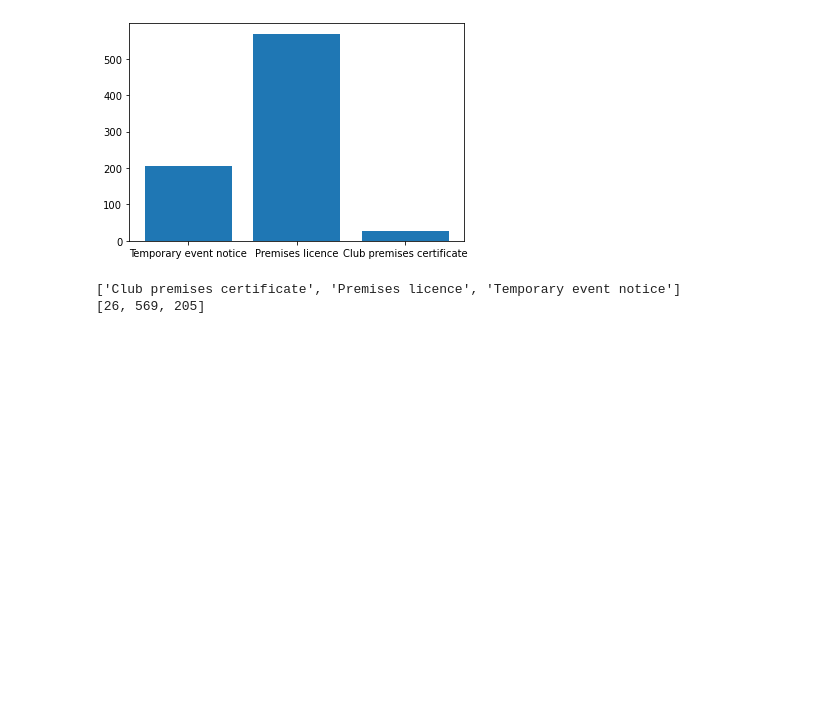
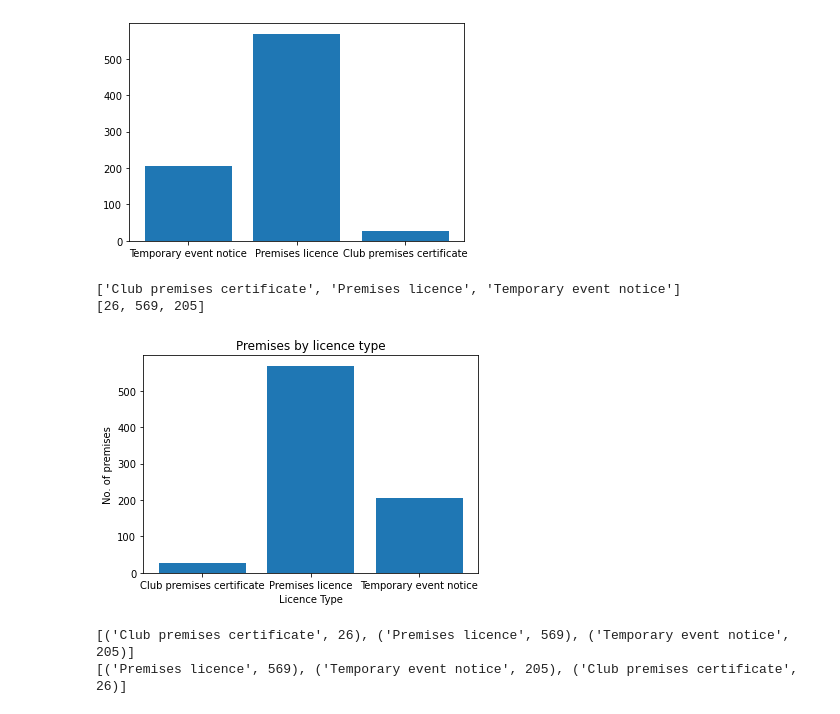
Before and after one commit to sharanyhakarthikeyan/vscode_python_practice, a Jupyter notebook: analysis.ipynb, the cells around one changed output. Drawn from its saved outputs; the diff is of its cells as text; code cells hidden in the pictures; blank space fills up the shorter version.

Commit message:
new chart added

```diff
--- a/analysis.ipynb
+++ b/analysis.ipynb
@@ -97,3 +97,22 @@ print(num)
 # %% [output]
 ['Club premises certificate', 'Premises licence', 'Temporary event notice']
 [26, 569, 205]
+# %%
+# Plot it
+plt.xlabel("Licence Type")
+plt.ylabel("No. of premises")
+plt.title("Premises by licence type")
+plt.bar(licence_type, num)
+plt.show()
+# %% [output]
+[figure, added]
+# %%
+import operator
+sorted_by_type = sorted(licence_counts.items(), key=operator.itemgetter(0))#ascending order
+sorted_by_value = sorted(licence_counts.items(), key=operator.itemgetter(1),reverse=True)#descending order
+
+print(sorted_by_type)
+print(sorted_by_value)
+# %% [output]
+[('Club premises certificate', 26), ('Premises licence', 569), ('Temporary event notice', 205)]
+[('Premises licence', 569), ('Temporary event notice', 205), ('Club premises certificate', 26)]
```
Also changed, not shown: parts of 2 cells of this notebook, 2 other files.
